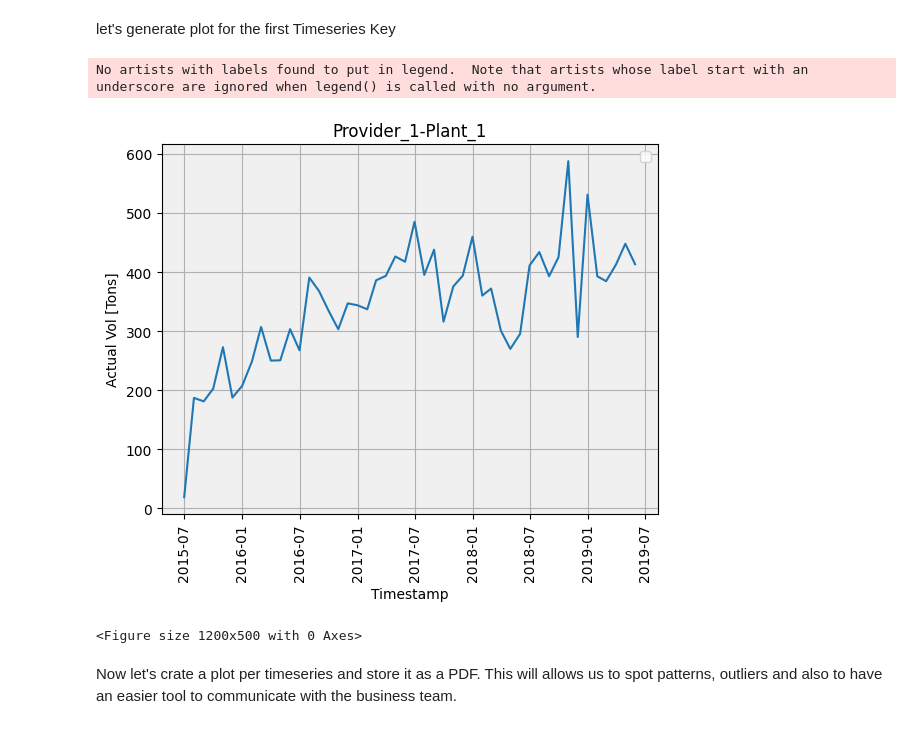
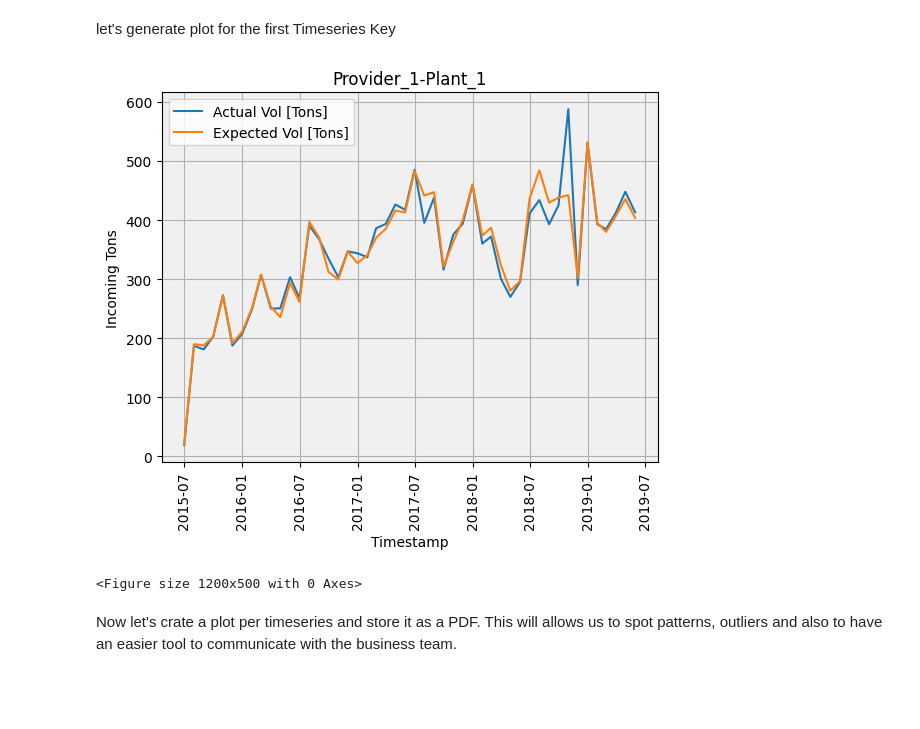
Before and after one commit to noliveraa/ValueDrivenDataScience_LogisticsApplication, a Jupyter notebook: LogisticsApplications/00-EDA.ipynb, the cells around one changed output. Saved outputs shown, nothing was run; the diff lists cells and outputs as text; code cells hidden in the pictures; blank space fills up the shorter version.

```diff
--- a/LogisticsApplications/00-EDA.ipynb
+++ b/LogisticsApplications/00-EDA.ipynb
@@ -150,38 +150,40 @@ let's generate plot for the first Timeseries Key
 # %%
 ts_key = 'Provider_1-Plant_1'
 x_axis = 'Timestamp'
-y_axis = 'Actual Vol [Tons]'
+y1_axis = 'Actual Vol [Tons]'
+y2_axis = 'Expected Vol [Tons]'
 _df = df_vol.query(f" ts_key == '{ts_key}'")
 x = _df[x_axis]
-y = _df[y_axis]
+y1 = _df[y1_axis]
+y2 = _df[y2_axis]
 
 # Create a figure
 fig, ax = plt.subplots()
 
 # Create a line plot
 plt.rc('text',usetex=False)
 plt.figure(figsize=(12, 5))
-ax.plot(x, y)
+ax.plot(x, y1, label=y1_axis)
+ax.plot(x, y2, label= y2_axis)
 
 # Add gridlines
 ax.grid(True)
 
 # Set a light gray background color
 ax.set_facecolor('#f0f0f0')
 
 # Add labels and a legend
 ax.set_xlabel(x_axis)
 ax.tick_params(axis='x', rotation=90)
-ax.set_ylabel(y_axis)
+ax.set_ylabel("Incoming Tons")
 ax.set_title(ts_key)
 ax.legend()
 
 # # Show the plot
 plt.show()
 # %% [output]
+[figure, new version]
-No artists with labels found to put in legend.  Note that artists whose label start with an underscore are ignored when legend() is called with no argument.
+<Figure size 1200x500 with 0 Axes>
-[figure, old version]
-<Figure size 1200x500 with 0 Axes>
 # %% [markdown]
 Now let's crate a plot per timeseries and store it as a PDF. This will allows us to spot patterns, outliers and also to have an easier tool to communicate with the business team.
 # %%
```
Also changed, not shown: parts of 24 cells of this notebook, 4 other files.
